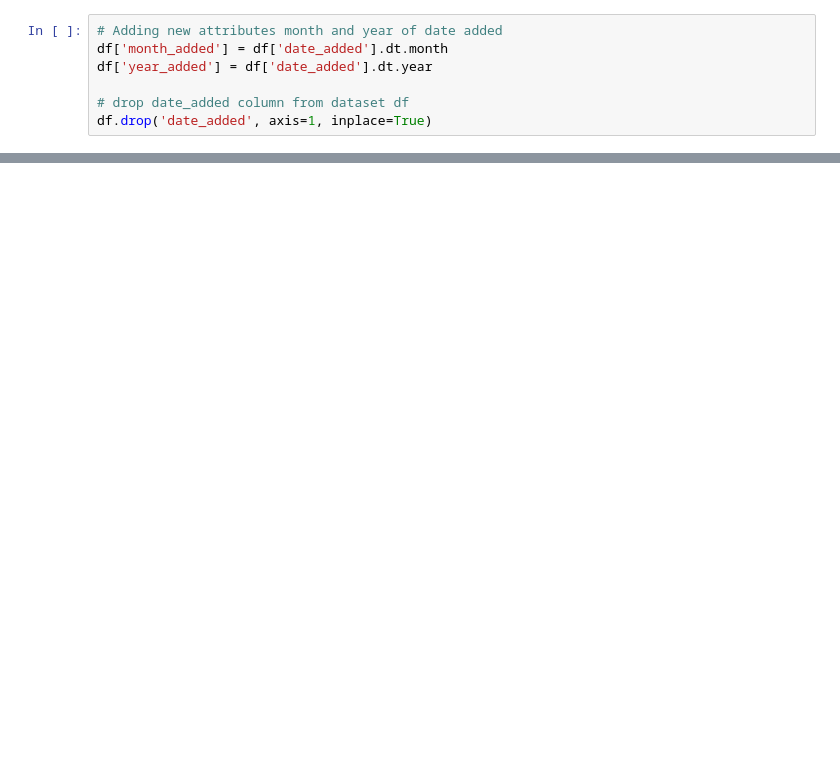
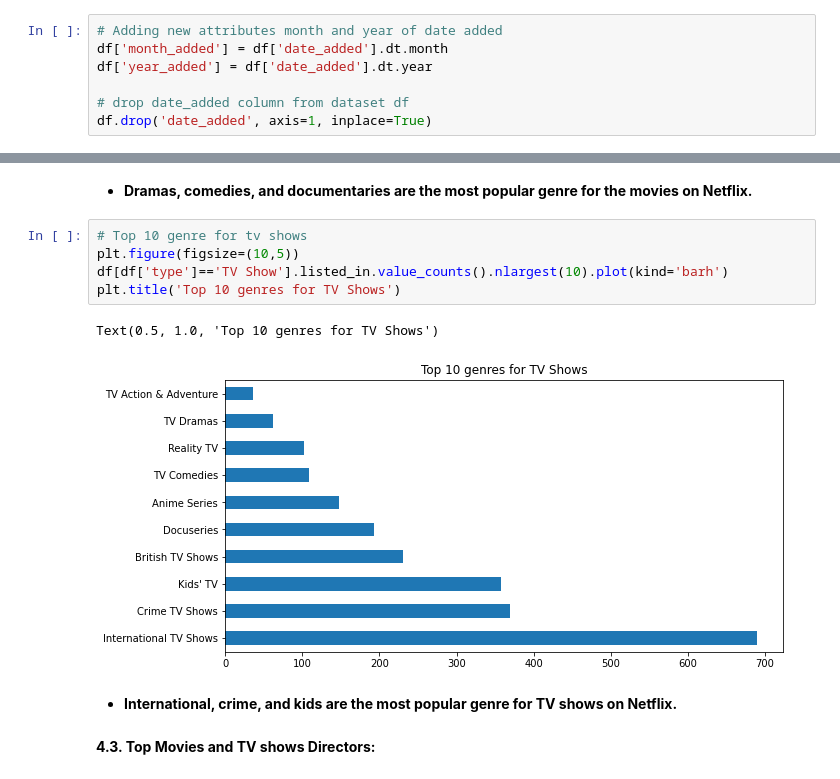
Before and after one commit to vir097/NETFLIX-MOVIES-AND-TV-SHOWS-CLUSTERING--Viral-Shewale, a Jupyter notebook: NETFLIX_MOVIES_AND_TV_SHOWS_CLUSTERING_viral_shewale.ipynb, the cells around one changed output, grey strips where cells are left out. Saved outputs shown, nothing was run; the diff lists cells and outputs as text; blank space fills up the shorter version.

```diff
--- a/NETFLIX_MOVIES_AND_TV_SHOWS_CLUSTERING_viral_shewale.ipynb
+++ b/NETFLIX_MOVIES_AND_TV_SHOWS_CLUSTERING_viral_shewale.ipynb
@@ -368,0 +461,14 @@ df.drop('date_added', axis=1, inplace=True)
+# %% [markdown]
+* **Dramas, comedies, and documentaries are the most popular genre for the movies on Netflix.**
+# %%
+# Top 10 genre for tv shows
+plt.figure(figsize=(10,5))
+df[df['type']=='TV Show'].listed_in.value_counts().nlargest(10).plot(kind='barh')
+plt.title('Top 10 genres for TV Shows')
+# %% [output]
+Text(0.5, 1.0, 'Top 10 genres for TV Shows')
+[figure, added]
+# %% [markdown]
+* **International, crime, and kids are the most popular genre for TV shows on Netflix.**
+# %% [markdown]
+**4.3. Top Movies and TV shows Directors:**
```
Also changed, not shown: parts of 61 cells of this notebook.
